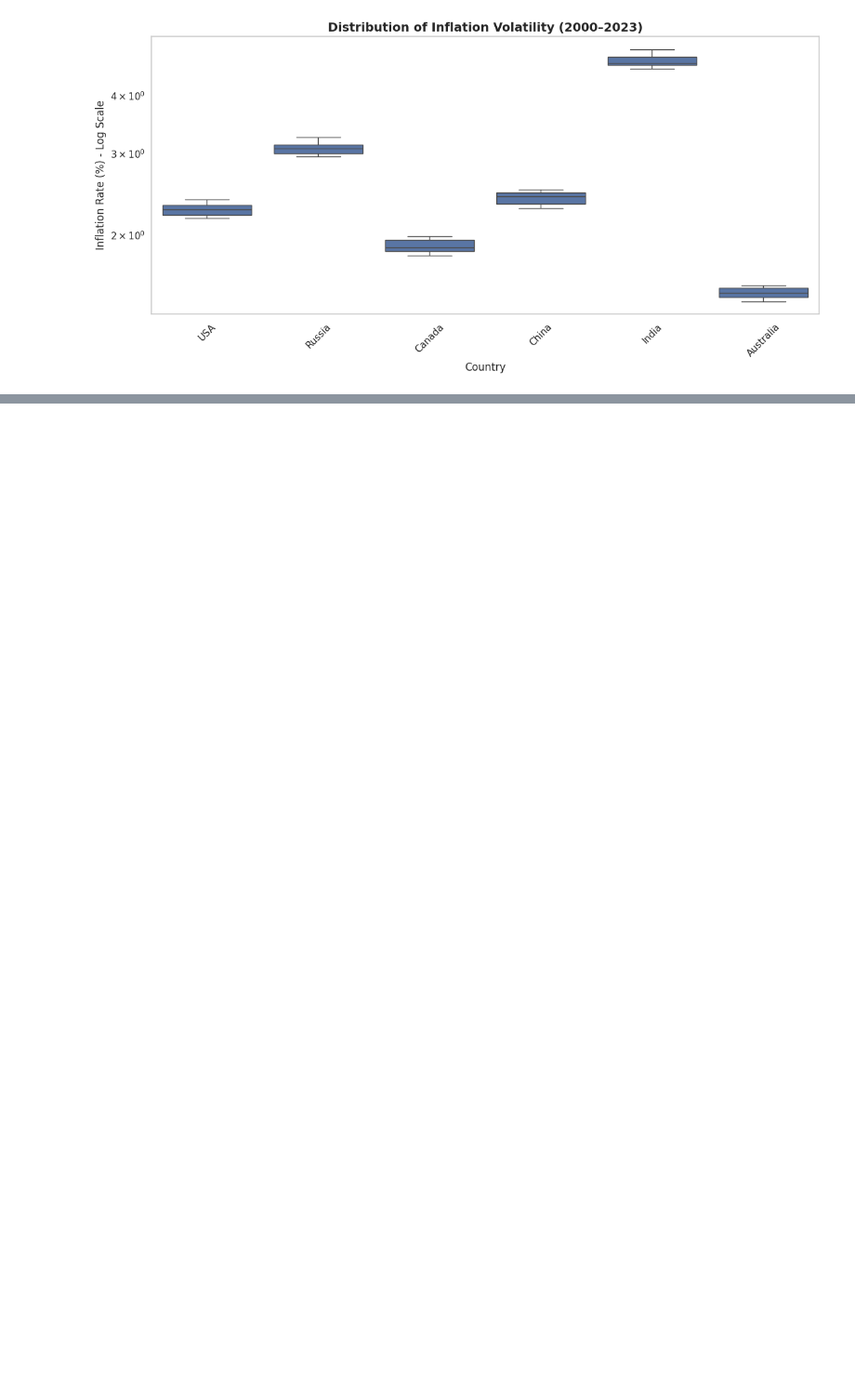
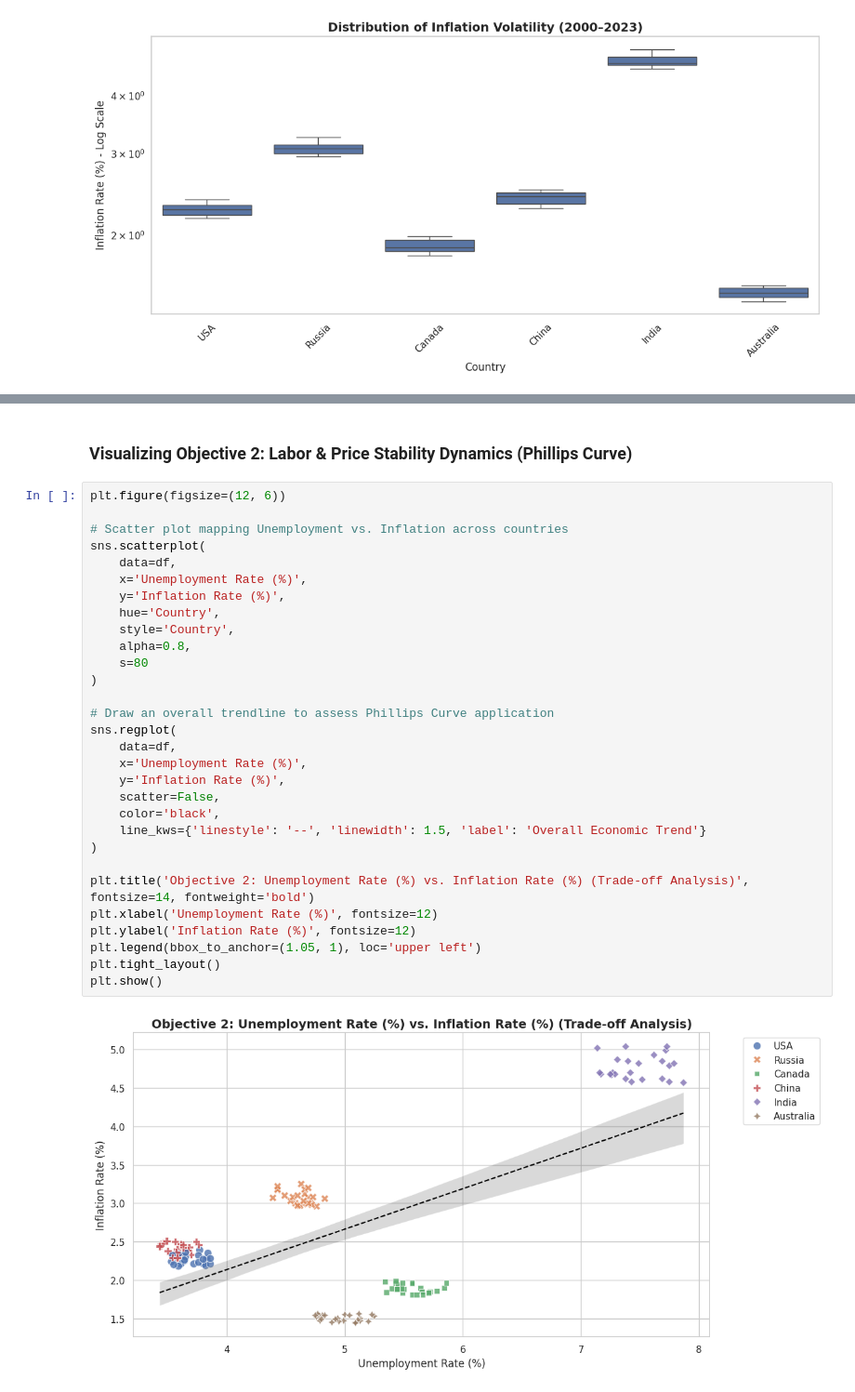
Before and after one commit to sitiekbal/CapstnPro_Econ.Analysis, a Jupyter notebook: Capstone_Project_Economic_Analysis.ipynb, the cells around one changed output, grey strips where cells are left out. Shown at 93% size. Drawn from its saved outputs; the diff is of its cells as text; blank space fills up the shorter version.

```diff
--- a/Capstone_Project_Economic_Analysis.ipynb
+++ b/Capstone_Project_Economic_Analysis.ipynb
@@ -97,0 +138,34 @@ dtype: int64
+# %% [markdown]
+### Visualizing Objective 2: Labor & Price Stability Dynamics (Phillips Curve)
+# %%
+plt.figure(figsize=(12, 6))
+
+# Scatter plot mapping Unemployment vs. Inflation across countries
+sns.scatterplot(
+    data=df,
+    x='Unemployment Rate (%)',
+    y='Inflation Rate (%)',
+    hue='Country',
+    style='Country',
+    alpha=0.8,
+    s=80
+)
+
+# Draw an overall trendline to assess Phillips Curve application
+sns.regplot(
+    data=df,
+    x='Unemployment Rate (%)',
+    y='Inflation Rate (%)',
+    scatter=False,
+    color='black',
+    line_kws={'linestyle': '--', 'linewidth': 1.5, 'label': 'Overall Economic Trend'}
+)
+
+plt.title('Objective 2: Unemployment Rate (%) vs. Inflation Rate (%) (Trade-off Analysis)', fontsize=14, fontweight='bold')
+plt.xlabel('Unemployment Rate (%)', fontsize=12)
+plt.ylabel('Inflation Rate (%)', fontsize=12)
+plt.legend(bbox_to_anchor=(1.05, 1), loc='upper left')
+plt.tight_layout()
+plt.show()
+# %% [output]
+[figure, added]
```
Also changed, not shown: parts of 7 cells of this notebook.
